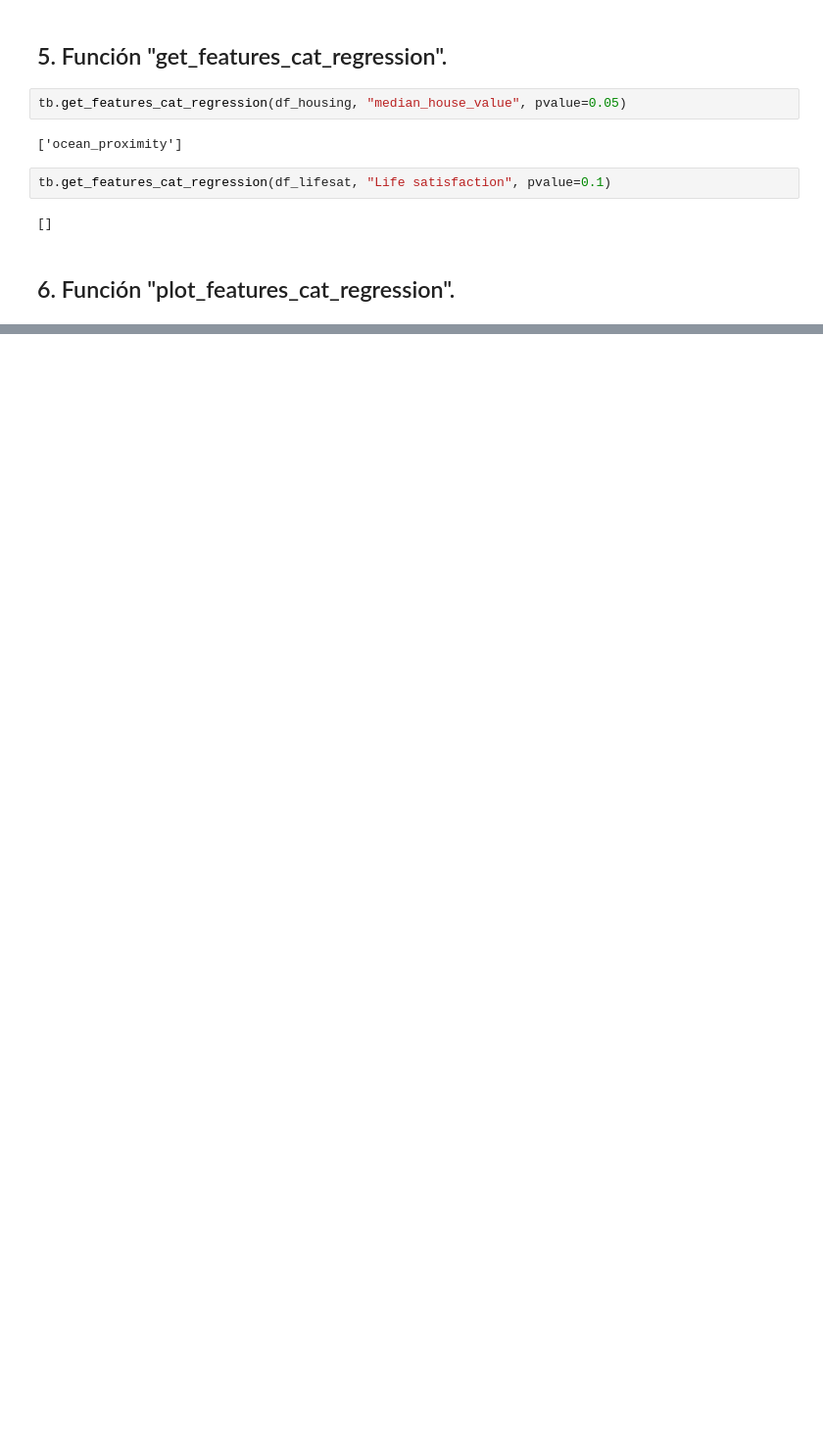
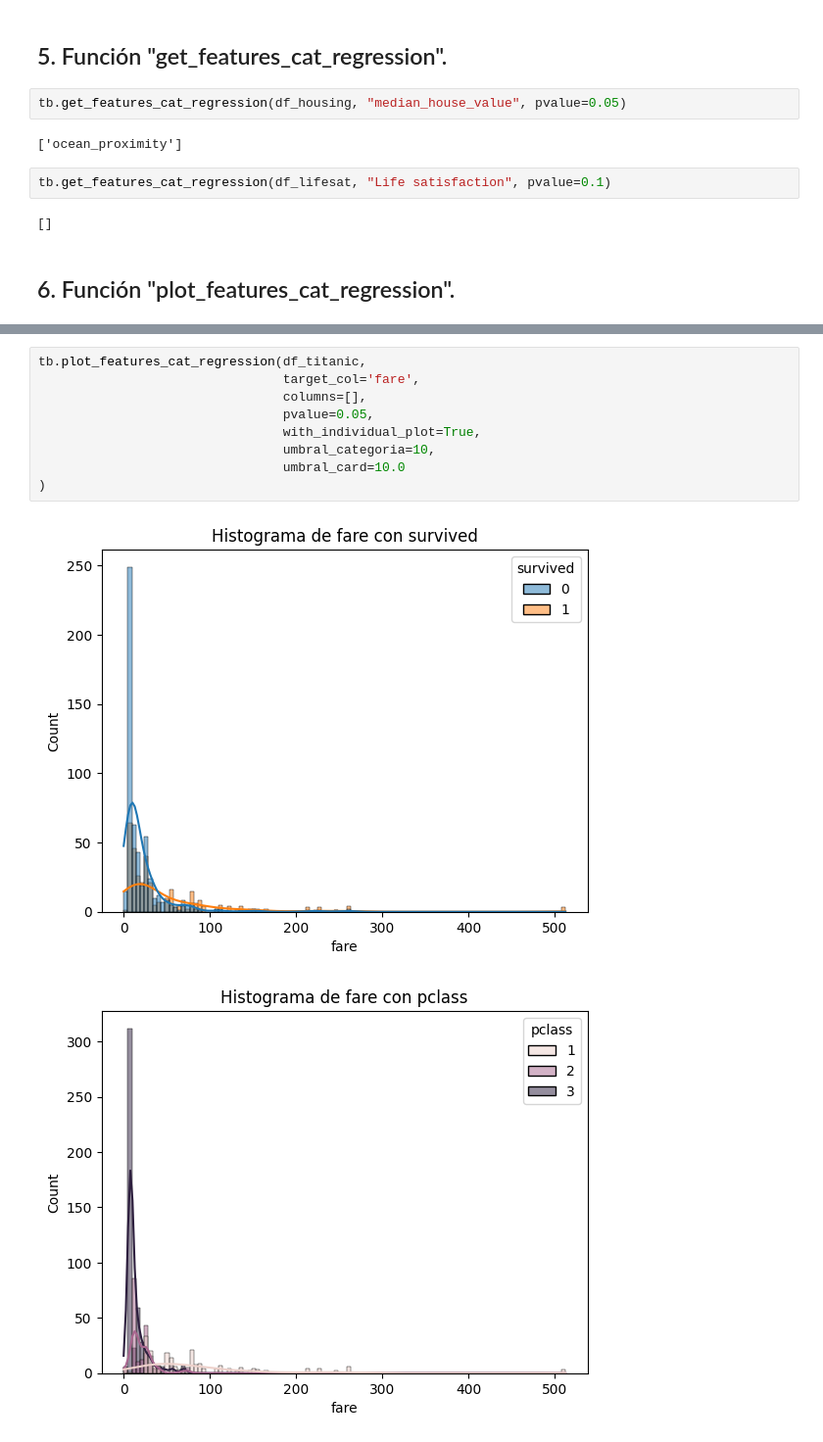
Before and after one commit to elecomexp/toolbox_machine_learning, a Jupyter notebook: Lander/test.ipynb, the cells around one changed output, grey strips where cells are left out. Shown at 98% size. Drawn from its saved outputs; the diff is of its cells as text; blank space fills up the shorter version.

```diff
--- a/Lander/test.ipynb
+++ b/Lander/test.ipynb
@@ -201,0 +221,12 @@ tb.get_features_cat_regression(df_lifesat, "Life satisfaction", pvalue=0.1)
+# %%
+tb.plot_features_cat_regression(df_titanic,
+                                target_col='fare',
+                                columns=[],
+                                pvalue=0.05,
+                                with_individual_plot=True,
+                                umbral_categoria=10,
+                                umbral_card=10.0
+)
+# %% [output]
+[figure, added]
+[figure, added]
```
Also changed, not shown: parts of 6 cells of this notebook, 1 other file.
